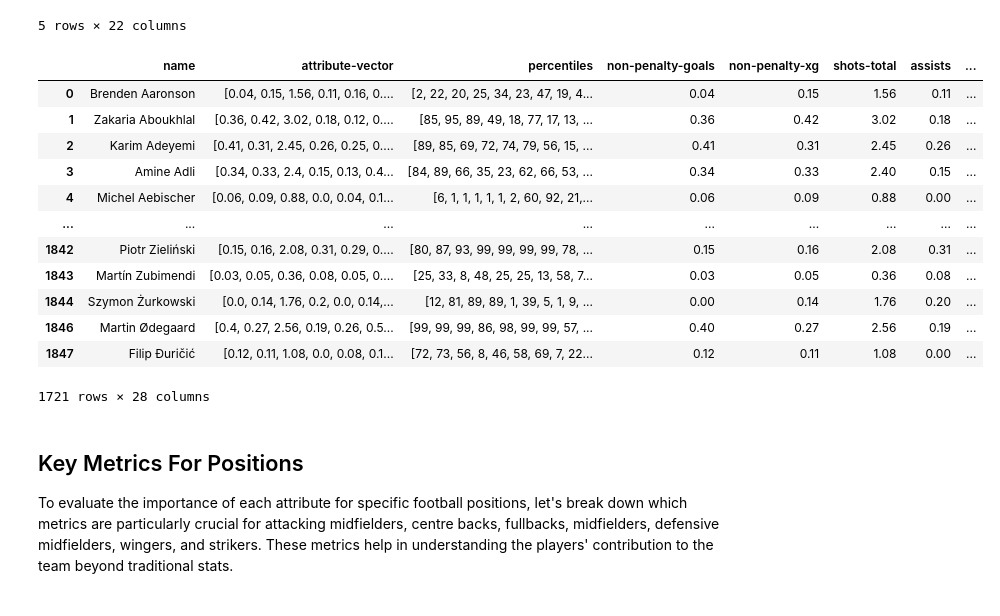
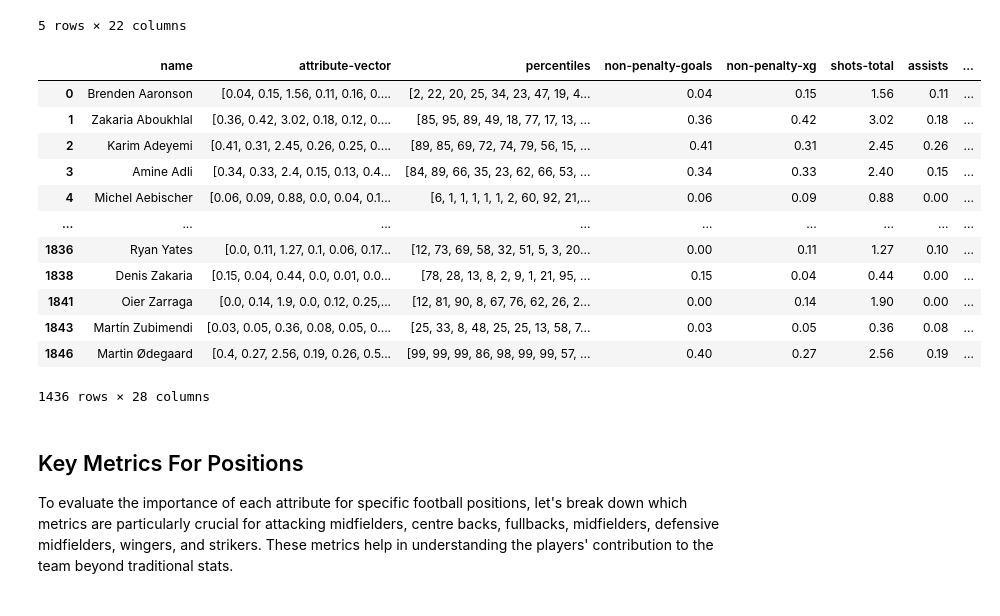
Before and after one commit to enesyesil/Moneyball-Scout-ML, a Jupyter notebook: Moneyball Scout Dataset.ipynb, the cells around one changed output. Saved outputs shown, nothing was run; the diff lists cells and outputs as text; code cells hidden in the pictures.

```diff
--- a/Moneyball Scout Dataset.ipynb
+++ b/Moneyball Scout Dataset.ipynb
@@ -150,26 +150,30 @@ df_merged.head()
 # %%
 # merge player info and merged data
 df_final = pd.merge(df_merged, df_player_info, on="name", how="left")
 
 # remove duplicates and goalkeepers (only using non-gk players)
 df_final = df_final.drop_duplicates()
 df_final.drop(df_final[df_final["position"] == "Goalkeeper"].index, inplace=True)
 
+# drop players with NaN position or NaN price
+df_final.dropna(subset=["position"], inplace=True)
+df_final.dropna(subset=["price"], inplace=True)
+
 df_final
 # %% [output]
 |  | name | attribute-vector | percentiles | non-penalty-goals | non-penalty-xg | shots-total | assists | ... |
 | 0 | Brenden Aaronson | [0.04, 0.15, 1.56, 0.11, 0.16, 0.... | [2, 22, 20, 25, 34, 23, 47, 19, 4... | 0.04 | 0.15 | 1.56 | 0.11 | ... |
 | 1 | Zakaria Aboukhlal | [0.36, 0.42, 3.02, 0.18, 0.12, 0.... | [85, 95, 89, 49, 18, 77, 17, 13, ... | 0.36 | 0.42 | 3.02 | 0.18 | ... |
 | 2 | Karim Adeyemi | [0.41, 0.31, 2.45, 0.26, 0.25, 0.... | [89, 85, 69, 72, 74, 79, 56, 15, ... | 0.41 | 0.31 | 2.45 | 0.26 | ... |
 | 3 | Amine Adli | [0.34, 0.33, 2.4, 0.15, 0.13, 0.4... | [84, 89, 66, 35, 23, 62, 66, 53, ... | 0.34 | 0.33 | 2.40 | 0.15 | ... |
 | 4 | Michel Aebischer | [0.06, 0.09, 0.88, 0.0, 0.04, 0.1... | [6, 1, 1, 1, 1, 1, 2, 60, 92, 21,... | 0.06 | 0.09 | 0.88 | 0.00 | ... |
 | ... | ... | ... | ... | ... | ... | ... | ... | ... |
-| 1842 | Piotr Zieliński | [0.15, 0.16, 2.08, 0.31, 0.29, 0.... | [80, 87, 93, 99, 99, 99, 99, 78, ... | 0.15 | 0.16 | 2.08 | 0.31 | ... |
+| 1836 | Ryan Yates | [0.0, 0.11, 1.27, 0.1, 0.06, 0.17... | [12, 73, 69, 58, 32, 51, 5, 3, 20... | 0.00 | 0.11 | 1.27 | 0.10 | ... |
+| 1838 | Denis Zakaria | [0.15, 0.04, 0.44, 0.0, 0.01, 0.0... | [78, 28, 13, 8, 2, 9, 1, 21, 95, ... | 0.15 | 0.04 | 0.44 | 0.00 | ... |
+| 1841 | Oier Zarraga | [0.0, 0.14, 1.9, 0.0, 0.12, 0.25,... | [12, 81, 90, 8, 67, 76, 62, 26, 2... | 0.00 | 0.14 | 1.90 | 0.00 | ... |
 | 1843 | Martín Zubimendi | [0.03, 0.05, 0.36, 0.08, 0.05, 0.... | [25, 33, 8, 48, 25, 25, 13, 58, 7... | 0.03 | 0.05 | 0.36 | 0.08 | ... |
-| 1844 | Szymon Żurkowski | [0.0, 0.14, 1.76, 0.2, 0.0, 0.14,... | [12, 81, 89, 89, 1, 39, 5, 1, 9, ... | 0.00 | 0.14 | 1.76 | 0.20 | ... |
 | 1846 | Martin Ødegaard | [0.4, 0.27, 2.56, 0.19, 0.26, 0.5... | [99, 99, 99, 86, 98, 99, 99, 57, ... | 0.40 | 0.27 | 2.56 | 0.19 | ... |
-| 1847 | Filip Đuričić | [0.12, 0.11, 1.08, 0.0, 0.08, 0.1... | [72, 73, 56, 8, 46, 58, 69, 7, 22... | 0.12 | 0.11 | 1.08 | 0.00 | ... |
-1721 rows × 28 columns
+1436 rows × 28 columns
 # %% [markdown]
 
 ## Key Metrics For Positions
```
Also changed, not shown: parts of 36 cells of this notebook.
